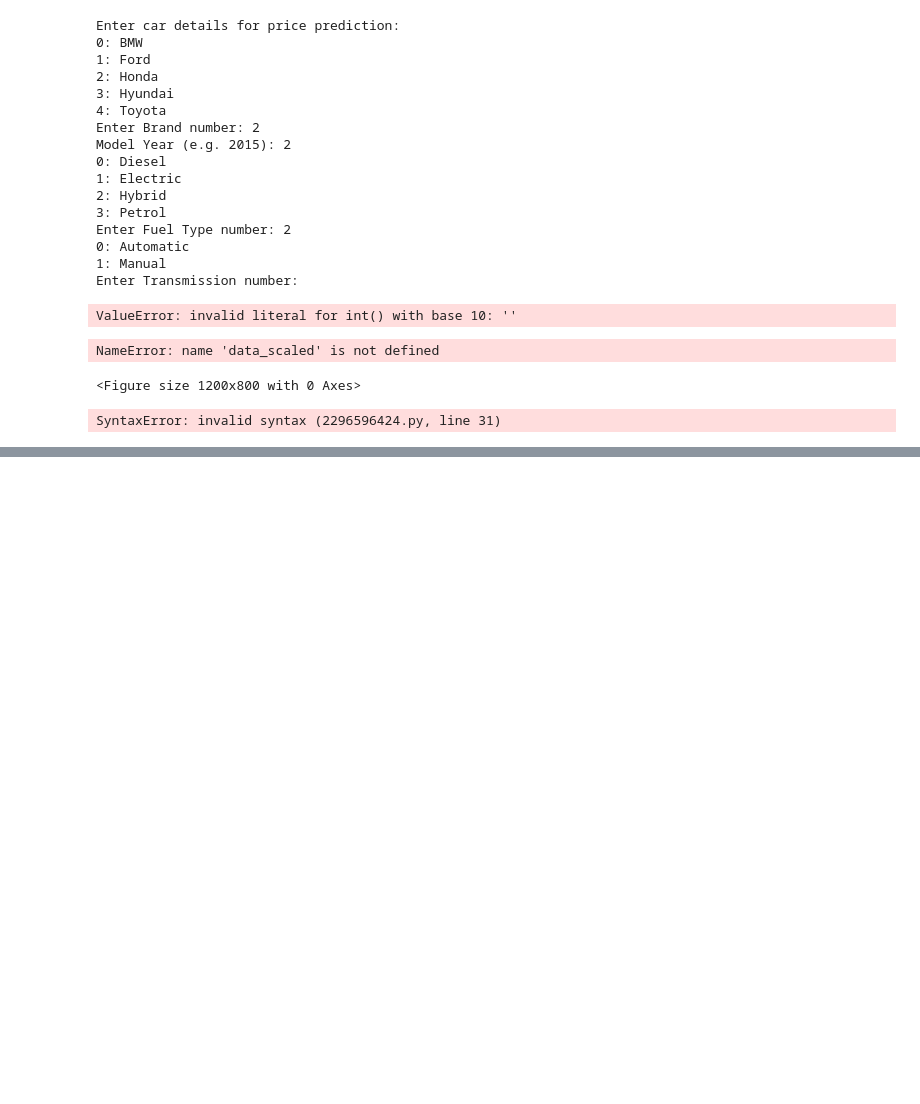
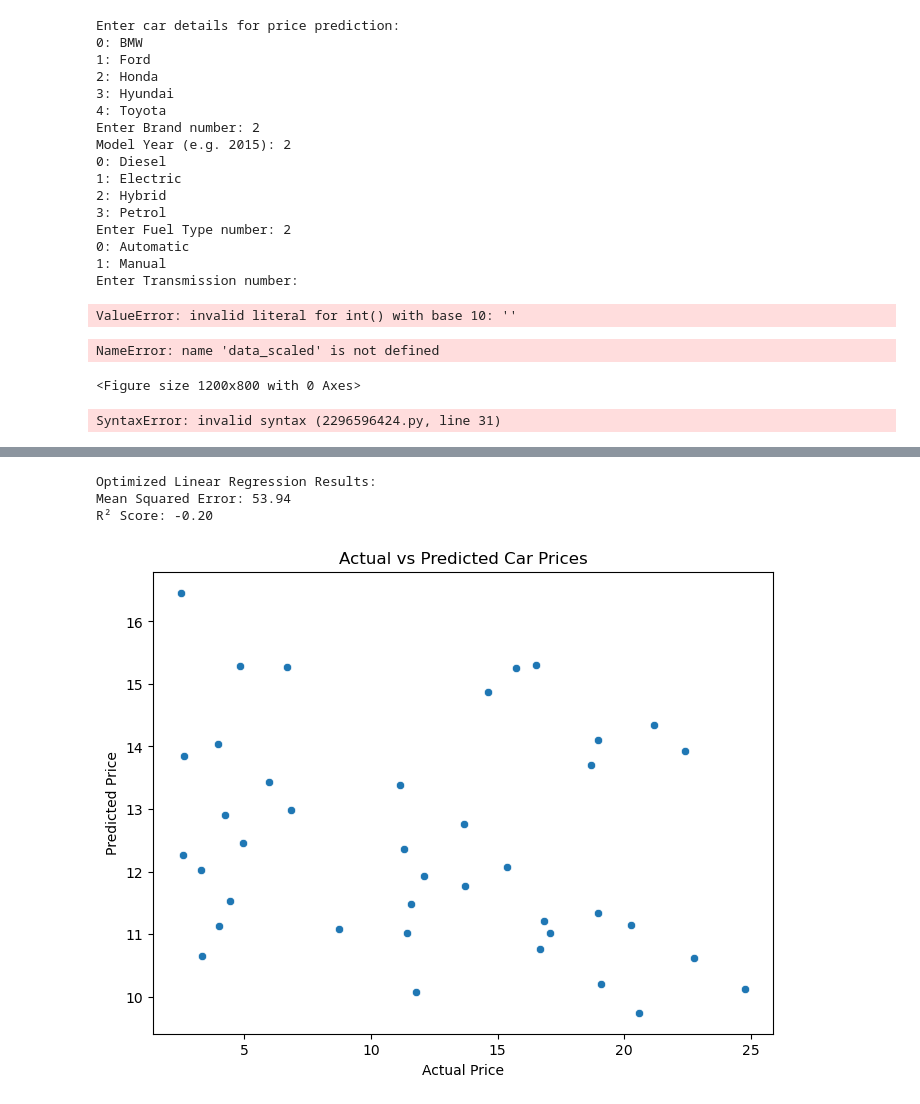
Before and after one commit to abdullahazhar202rr/Machine-Learning, a Jupyter notebook: Data Preprocessing/Untitled.ipynb, the cells around one changed output, grey strips where cells are left out. Cells and saved outputs as stored; diff of their text form; code cells hidden in the pictures; blank space fills up the shorter version.

Commit message:
Linear Regression model enhancement

```diff
--- a/Data Preprocessing/Untitled.ipynb
+++ b/Data Preprocessing/Untitled.ipynb
@@ -459,0 +761,78 @@ SyntaxError: invalid syntax (2296596424.py, line 31)
+# %%
+import pandas as pd
+import numpy as np
+from sklearn.model_selection import train_test_split
+from sklearn.preprocessing import StandardScaler
+from sklearn.linear_model import LinearRegression
+from sklearn.feature_selection import SelectKBest, f_regression
+from sklearn.metrics import mean_squared_error, r2_score
+import matplotlib.pyplot as plt
+import seaborn as sns
+
+# Load your dataset
+df = pd.read_csv("car_price_prediction_dataset.csv")
+
+# Handle missing values
+df['KMs_Driven'].fillna(df['KMs_Driven'].median(), inplace=True)
+df['Engine_CC'].fillna(df['Engine_CC'].median(), inplace=True)
+df['Seats'].fillna(df['Seats'].median(), inplace=True)
+
+# Remove extreme price outliers
+df = df[df['Price_Lakhs'] <= df['Price_Lakhs'].quantile(0.99)]
+
+# Log-transform skewed features and the target
+df['KMs_Driven'] = np.log1p(df['KMs_Driven'])
+df['Engine_CC'] = np.log1p(df['Engine_CC'])
+df['Price_Lakhs'] = np.log1p(df['Price_Lakhs'])
+
+# Drop ID if present
+if 'Car_ID' in df.columns:
+    df.drop(columns=['Car_ID'], inplace=True)
+
+# One-hot encode categorical columns
+df_encoded = pd.get_dummies(df, drop_first=True)
+
+# Split into features and target
+X = df_encoded.drop('Price_Lakhs', axis=1)
+y = df_encoded['Price_Lakhs']
+
+# Feature selection (optional)
+X_selected = SelectKBest(score_func=f_regression, k='all').fit_transform(X, y)
+
+# Train/test split
+X_train, X_test, y_train, y_test = train_test_split(X_selected, y, test_size=0.2, random_state=42)
+
+# Standardize features
+scaler = StandardScaler()
+X_train_scaled = scaler.fit_transform(X_train)
+X_test_scaled = scaler.transform(X_test)
+
+# Train Linear Regression
+model = LinearRegression()
+model.fit(X_train_scaled, y_train)
+
+# Predict and inverse transform
+y_pred_log = model.predict(X_test_scaled)
+y_pred = np.expm1(y_pred_log)
+y_test_actual = np.expm1(y_test)
+
+# Evaluate
+mse = mean_squared_error(y_test_actual, y_pred)
+r2 = r2_score(y_test_actual, y_pred)
+
+print(f"Optimized Linear Regression Results:")
+print(f"Mean Squared Error: {mse:.2f}")
+print(f"R² Score: {r2:.2f}")
+
+# Visualization
+plt.figure(figsize=(8,6))
+sns.scatterplot(x=y_test_actual, y=y_pred)
+plt.xlabel("Actual Price")
+plt.ylabel("Predicted Price")
+plt.title("Actual vs Predicted Car Prices")
+plt.show()
+# %% [output]
+Optimized Linear Regression Results:
+Mean Squared Error: 53.94
+R² Score: -0.20
+[figure, added]
```
Also changed, not shown: parts of 4 cells of this notebook, 3 other files.
